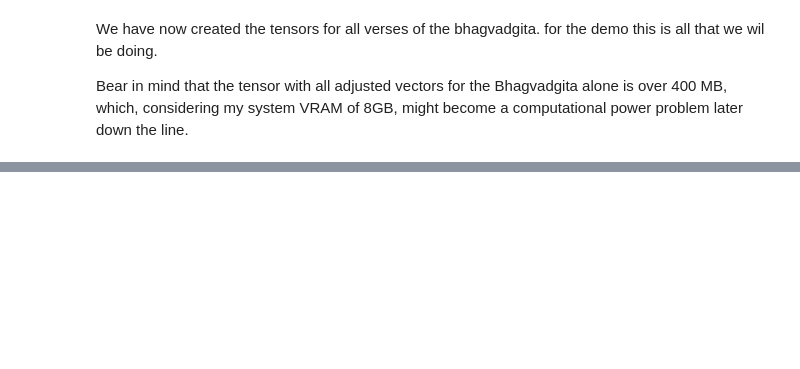
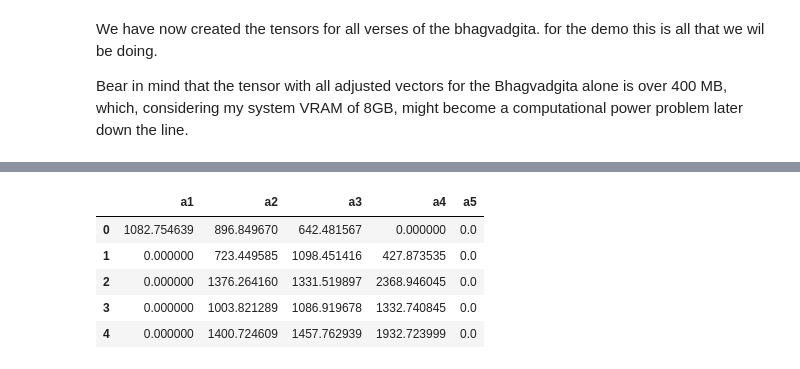
Before and after one commit to 7Zenox/vaani, a Jupyter notebook: backend/ModelExperimentation.ipynb, the cells around one changed output, grey strips where cells are left out. Saved outputs shown, nothing was run; the diff lists cells and outputs as text; code cells hidden in the pictures; blank space fills up the shorter version.

```diff
--- a/backend/ModelExperimentation.ipynb
+++ b/backend/ModelExperimentation.ipynb
@@ -226,0 +472,4 @@ Bear in mind that the tensor with all adjusted vectors for the Bhagvadgita alone
+# %%
+dmeanautoencoder = keras.Model(input_imgmax, ddecoded)
+dmeanautoencoder.compile(optimizer='adam', loss=['cosine_similarity'], metrics=['mse', 'cosine_similarity'])
+dmeanautoencoder.summary()
@@ -226,0 +537,10 @@ Bear in mind that the tensor with all adjusted vectors for the Bhagvadgita alone
+# %%
+encodf = pd.DataFrame(bhagvadgita_encodings, columns=('a1','a2','a3','a4','a5'))
+encodf.head()
+# %% [output]
+|  | a1 | a2 | a3 | a4 | a5 |
+| 0 | 1082.754639 | 896.849670 | 642.481567 | 0.000000 | 0.0 |
+| 1 | 0.000000 | 723.449585 | 1098.451416 | 427.873535 | 0.0 |
+| 2 | 0.000000 | 1376.264160 | 1331.519897 | 2368.946045 | 0.0 |
+| 3 | 0.000000 | 1003.821289 | 1086.919678 | 1332.740845 | 0.0 |
+| 4 | 0.000000 | 1400.724609 | 1457.762939 | 1932.723999 | 0.0 |
```
Also changed, not shown: parts of 28 cells of this notebook, 6 other files.
